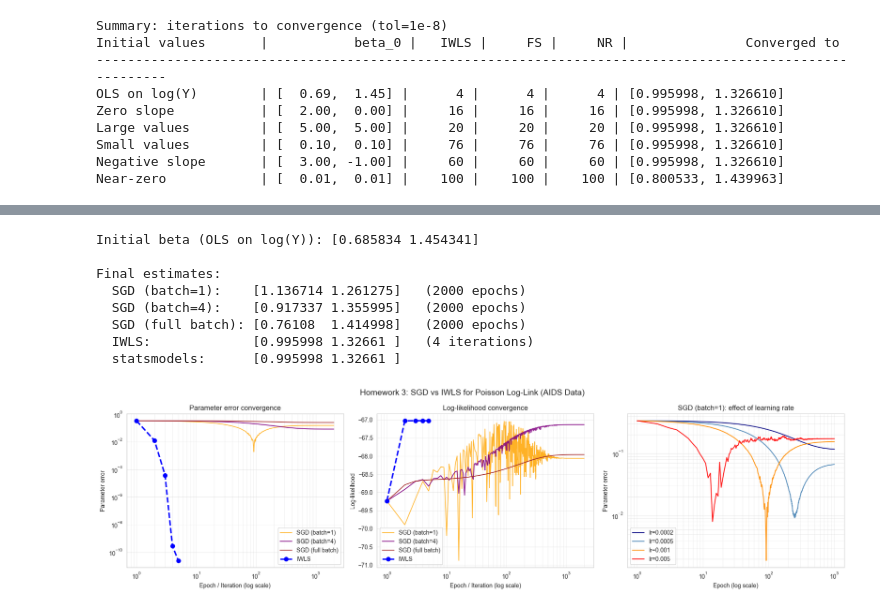
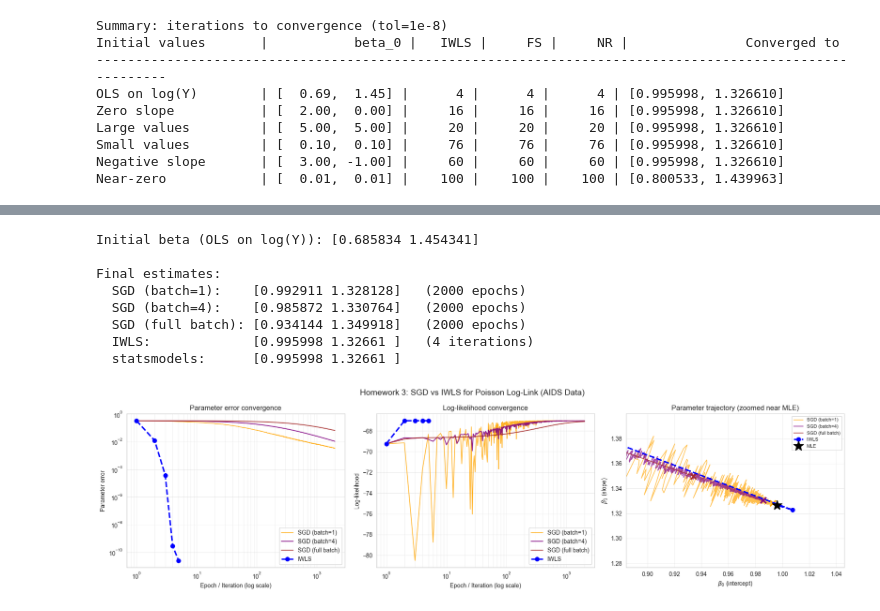
Before and after one commit to francji1/01ZLMA, a Jupyter notebook: code/01ZLMA_ex02_HW_solution_MV.ipynb, the cells around one changed output, grey strips where cells are left out. Drawn from its saved outputs; the diff is of its cells as text; code cells hidden in the pictures.

```diff
--- a/code/01ZLMA_ex02_HW_solution_MV.ipynb
+++ b/code/01ZLMA_ex02_HW_solution_MV.ipynb
@@ -434,6 +441,6 @@ IWLS uses **second-order** (curvature) information via  $I^{-1}$ and converges i
 # %%
-def sgd_poisson_log(X, Y, beta_init, n_epochs=500, lr=0.01, lr_decay=0.995,
-                    batch_size=1, max_grad_norm=10.0, seed=42):
+def sgd_poisson_log(X, Y, beta_init, n_epochs=500, lr=0.01, lr_decay=1e-3,
+                    batch_size=1, max_grad_norm=200.0, seed=42):
     """
     Stochastic Gradient Descent for Poisson GLM with log link.
 
@@ -442,7 +449,9 @@ def sgd_poisson_log(X, Y, beta_init, n_epochs=500, lr=0.01, lr_decay=0.995,
 
     Parameters:
         batch_size: 1 = pure SGD, n = full-batch GD, in between = mini-batch
-        lr_decay:   multiplicative decay per epoch: lr_t = lr * lr_decay^epoch
+        lr:         base learning rate
+        lr_decay:   inverse-time decay rate: lr_t = lr / (1 + lr_decay * step)
+                    Satisfies Robbins-Monro: sum(lr_t)->inf, sum(lr_t^2)<inf
         max_grad_norm: gradient clipping threshold (exp link can cause gradient explosion)
     """
     rng = np.random.default_rng(seed)
@@ -450,6 +459,7 @@ def sgd_poisson_log(X, Y, beta_init, n_epochs=500, lr=0.01, lr_decay=0.995,
     beta = beta_init.copy()
     beta_history = [beta.copy()]
     ll_history = [poisson_loglik(X, Y, beta)]
+    step = 0
 
     for epoch in range(n_epochs):
         indices = rng.permutation(n)
@@ -464,8 +474,10 @@ def sgd_poisson_log(X, Y, beta_init, n_epochs=500, lr=0.01, lr_decay=0.995,
             grad_norm = np.linalg.norm(grad)
             if grad_norm > max_grad_norm:
                 grad = grad * (max_grad_norm / grad_norm)
-            # Learning rate with decay
-            current_lr = lr * (lr_decay ** epoch)
+            # Inverse-time learning rate (Robbins-Monro compliant):
+            #   sum(1/(1+a*t)) ~ ln(t)/a -> inf,  sum(1/(1+a*t)^2) < inf
+            step += 1
+            current_lr = lr / (1.0 + lr_decay * step)
             beta = beta + current_lr * grad
 
         beta_history.append(beta.copy())
@@ -505,49 +517,57 @@ hist_iw, ll_iw, label_iw, color_iw = hist_iwls_cmp, ll_iwls_cmp, 'IWLS', 'blue'
 
 fig, axes = plt.subplots(1, 3, figsize=(18, 5))
 
-# Plot 1: parameter error, log-log scale
+# Plot 1: parameter error convergence (log-log)
 for hist, ll, label, color, ls, lw in sgd_styles:
     errors = np.sqrt(np.sum((hist - beta_ref)**2, axis=1))
     axes[0].loglog(np.arange(1, len(errors)+1), errors + 1e-16, ls, label=label, color=color, lw=lw, alpha=0.85)
 errors_iwls = np.sqrt(np.sum((hist_iw - beta_ref)**2, axis=1))
 axes[0].loglog(np.arange(1, len(errors_iwls)+1), errors_iwls + 1e-16, 'o--', label=label_iw, color=color_iw, lw=2.5, markersize=7)
 axes[0].set_xlabel('Epoch / Iteration (log scale)')
 axes[0].set_ylabel('Parameter error')
 axes[0].set_title('Parameter error convergence')
 axes[0].legend()
 axes[0].grid(True, which='both', alpha=0.3)
 
-# Plot 2: log-likelihood, log x-scale
+# Plot 2: log-likelihood convergence (log x-scale)
 for hist, ll, label, color, ls, lw in sgd_styles:
     axes[1].semilogx(np.arange(1, len(ll)+1), ll, ls, label=label, color=color, lw=lw, alpha=0.85)
 axes[1].semilogx(np.arange(1, len(ll_iw)+1), ll_iw, 'o--', label=label_iw, color=color_iw, lw=2.5, markersize=7)
 axes[1].set_xlabel('Epoch / Iteration (log scale)')
 axes[1].set_ylabel('Log-likelihood')
 axes[1].set_title('Log-likelihood convergence')
 axes[1].legend()
 axes[1].grid(True, which='both', alpha=0.3)
 
-# Plot 3: effect of learning rate, log-log scale
-for lr_val, color in zip([0.0002, 0.0005, 0.001, 0.005], ['navy', 'steelblue', 'darkorange', 'red']):
-    h, _ = sgd_poisson_log(X2, Y2, beta_init_sgd, n_epochs=1000, lr=lr_val, batch_size=1)
-    errors = np.sqrt(np.sum((h - beta_ref)**2, axis=1))
-    axes[2].loglog(np.arange(1, len(errors)+1), errors + 1e-16, '-', label=f'lr={lr_val}', color=color, lw=1.5, alpha=0.9)
-axes[2].set_xlabel('Epoch (log scale)')
-axes[2].set_ylabel('Parameter error')
-axes[2].set_title('SGD (batch=1): effect of learning rate')
-axes[2].legend()
-axes[2].grid(True, which='both', alpha=0.3)
+# Plot 3: zoomed parameter trajectory near MLE
+for hist, ll, label, color, ls, lw in sgd_styles:
+    axes[2].plot(hist[:, 0], hist[:, 1], ls, label=label, color=color, lw=lw, alpha=0.7)
+    axes[2].plot(hist[-1, 0], hist[-1, 1], 'x', color=color, markersize=10, mew=2.5)
+axes[2].plot(hist_iw[:, 0], hist_iw[:, 1], 'o--', label=label_iw, color=color_iw, lw=2.5, markersize=7)
+axes[2].plot(*beta_ref, 'k*', markersize=18, zorder=5, label='MLE')
+# Zoom into the region around the MLE to see if trajectories actually reach it
+pad = 0.05
+all_final = np.array([h[-1] for h, *_ in sgd_styles])
+lo = np.minimum(beta_ref, all_final.min(axis=0)) - pad
+hi = np.maximum(beta_ref, all_final.max(axis=0)) + pad
+axes[2].set_xlim(lo[0], hi[0])
+axes[2].set_ylim(lo[1], hi[1])
+axes[2].set_xlabel(r'$\beta_0$ (intercept)')
+axes[2].set_ylabel(r'$\beta_1$ (slope)')
+axes[2].set_title(r'Parameter trajectory (zoomed near MLE)')
+axes[2].legend(fontsize=8)
+axes[2].grid(True, alpha=0.3)
 
 plt.suptitle('Homework 3: SGD vs IWLS for Poisson Log-Link (AIDS Data)', fontsize=14)
 plt.tight_layout()
 plt.show()
 # %% [output]
 Initial beta (OLS on log(Y)): [0.685834 1.454341]
 
 Final estimates:
-  SGD (batch=1):    [1.136714 1.261275]   (2000 epochs)
-  SGD (batch=4):    [0.917337 1.355995]   (2000 epochs)
-  SGD (full batch): [0.76108  1.414998]   (2000 epochs)
+  SGD (batch=1):    [0.992911 1.328128]   (2000 epochs)
+  SGD (batch=4):    [0.985872 1.330764]   (2000 epochs)
+  SGD (full batch): [0.934144 1.349918]   (2000 epochs)
   IWLS:             [0.995998 1.32661 ]   (4 iterations)
   statsmodels:      [0.995998 1.32661 ]
-[figure, old version]
+[figure, new version]
```
Also changed, not shown: parts of 2 cells of this notebook.
